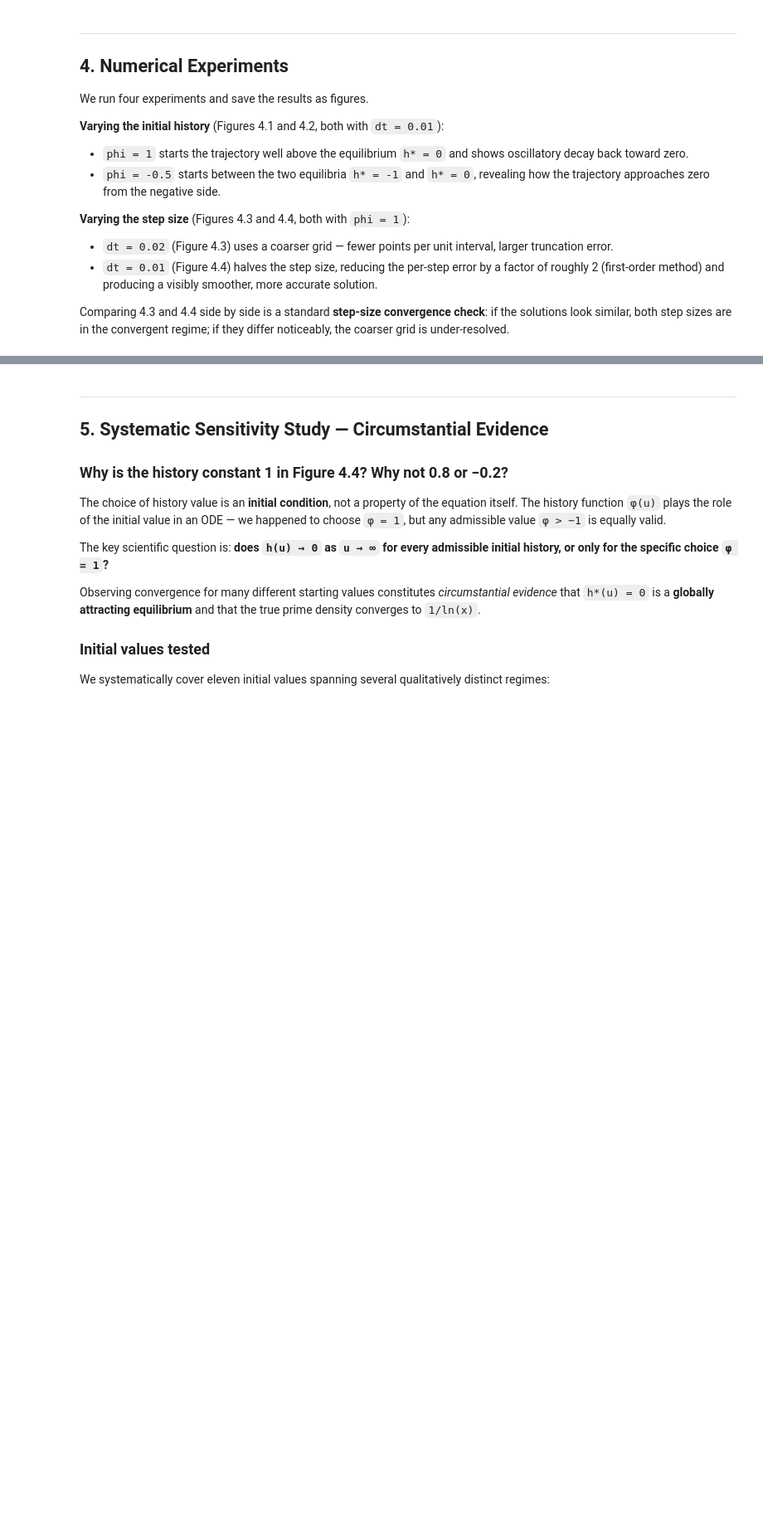
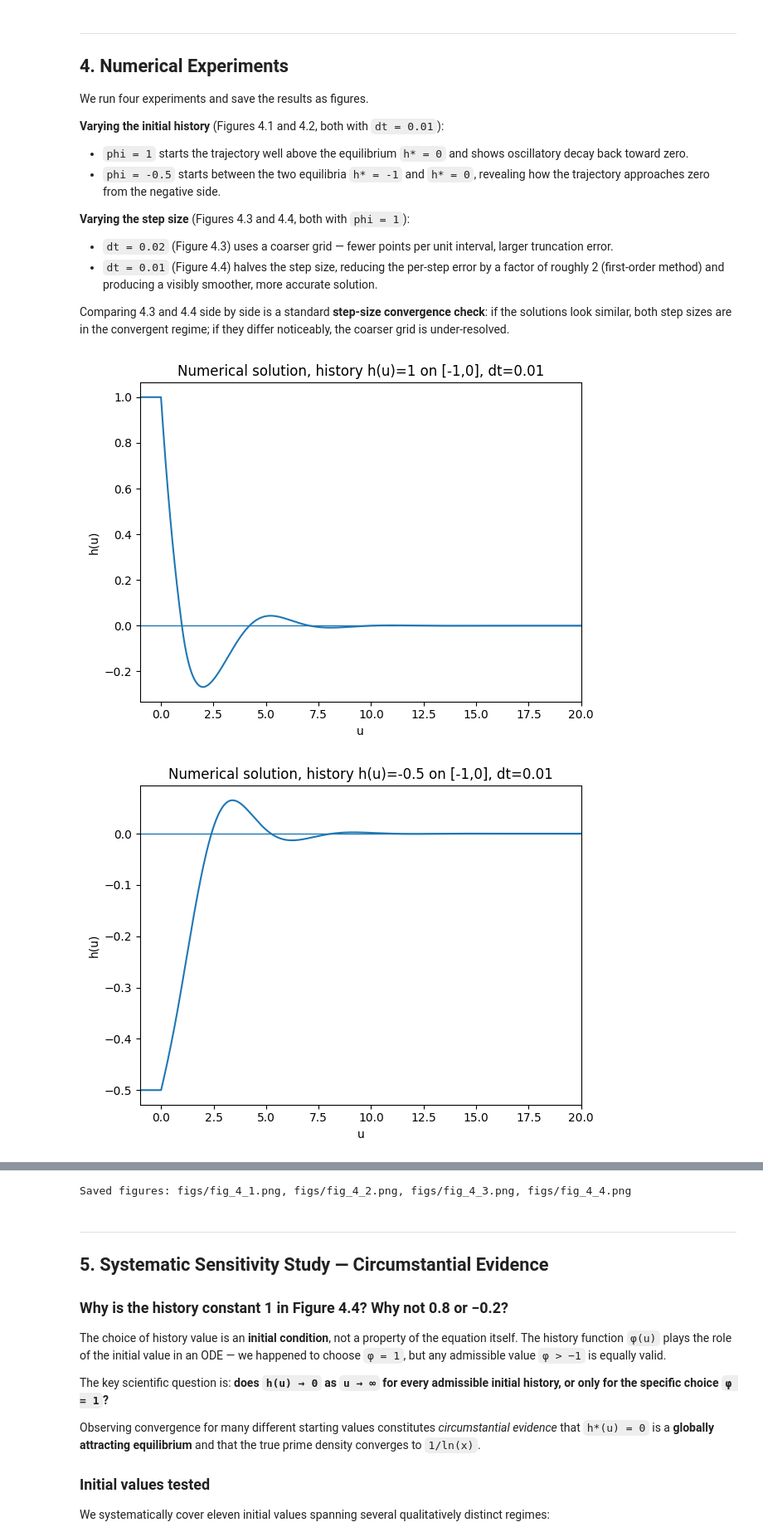
Before and after one commit to Raymond-Qiancx/Math-Capstone, a Jupyter notebook: numerical.ipynb, the cells around one changed output, grey strips where cells are left out. Shown at 83% size. Drawn from its saved outputs; the diff is of its cells as text; code cells hidden in the pictures; blank space fills up the shorter version.

```diff
--- a/numerical.ipynb
+++ b/numerical.ipynb
@@ -267,32 +268,35 @@ Comparing 4.3 and 4.4 side by side is a standard **step-size convergence check**
 # %%
 U = 20.0   # solve on [0, 20]
 
 # ---- Figure 4.1: constant history h(u)=1, step size dt=0.01 ----
 # Large positive initial value; observe how the solution decays toward equilibrium
 u, h = solve_dde_forward_euler(phi_const(1.0), U=U, dt=0.01)
 make_plot(u, h,
           "Numerical solution, history h(u)=1 on [-1,0], dt=0.01",
-          "fig_4_1.png", xlim=(-1, U))
+          "figs/fig_4_1.png", xlim=(-1, U))
 
 # ---- Figure 4.2: constant history h(u)=-0.5, step size dt=0.01 ----
 # Initial value in (-1, 0); observe convergence to equilibrium from the negative side
 u, h = solve_dde_forward_euler(phi_const(-0.5), U=U, dt=0.01)
 make_plot(u, h,
           "Numerical solution, history h(u)=-0.5 on [-1,0], dt=0.01",
-          "fig_4_2.png", xlim=(-1, U))
+          "figs/fig_4_2.png", xlim=(-1, U))
 
 # ---- Figure 4.3: constant history h(u)=1, coarser step size dt=0.02 ----
 # Compare with Figure 4.4 to show the effect of doubling the step size
 u, h = solve_dde_forward_euler(phi_const(1.0), U=U, dt=0.02)
 make_plot(u, h,
           "Step size dt=0.02 (history h(u)=1 on [-1,0])",
-          "fig_4_3.png", xlim=(-1, U))
+          "figs/fig_4_3.png", xlim=(-1, U))
 
 # ---- Figure 4.4: constant history h(u)=1, finer step size dt=0.01 ----
 # Pair with Figure 4.3 to illustrate improved accuracy with halved step size
 u, h = solve_dde_forward_euler(phi_const(1.0), U=U, dt=0.01)
 make_plot(u, h,
           "Step size dt=0.01 (history h(u)=1 on [-1,0])",
-          "fig_4_4.png", xlim=(-1, U))
+          "figs/fig_4_4.png", xlim=(-1, U))
 
-print("Saved figures: fig_4_1.png, fig_4_2.png, fig_4_3.png, fig_4_4.png")
+print("Saved figures: figs/fig_4_1.png, figs/fig_4_2.png, figs/fig_4_3.png, figs/fig_4_4.png")
+# %% [output]
+[figure, added]
+[figure, added]
@@ -299,3 +305,4 @@ print("Saved figures: fig_4_1.png, fig_4_2.png, fig_4_3.png, fig_4_4.png")
+Saved figures: figs/fig_4_1.png, figs/fig_4_2.png, figs/fig_4_3.png, figs/fig_4_4.png
 # %% [markdown]
 ---
 ## 5. Systematic Sensitivity Study — Circumstantial Evidence
```
Also changed, not shown: parts of 8 cells of this notebook, 13 other files.
